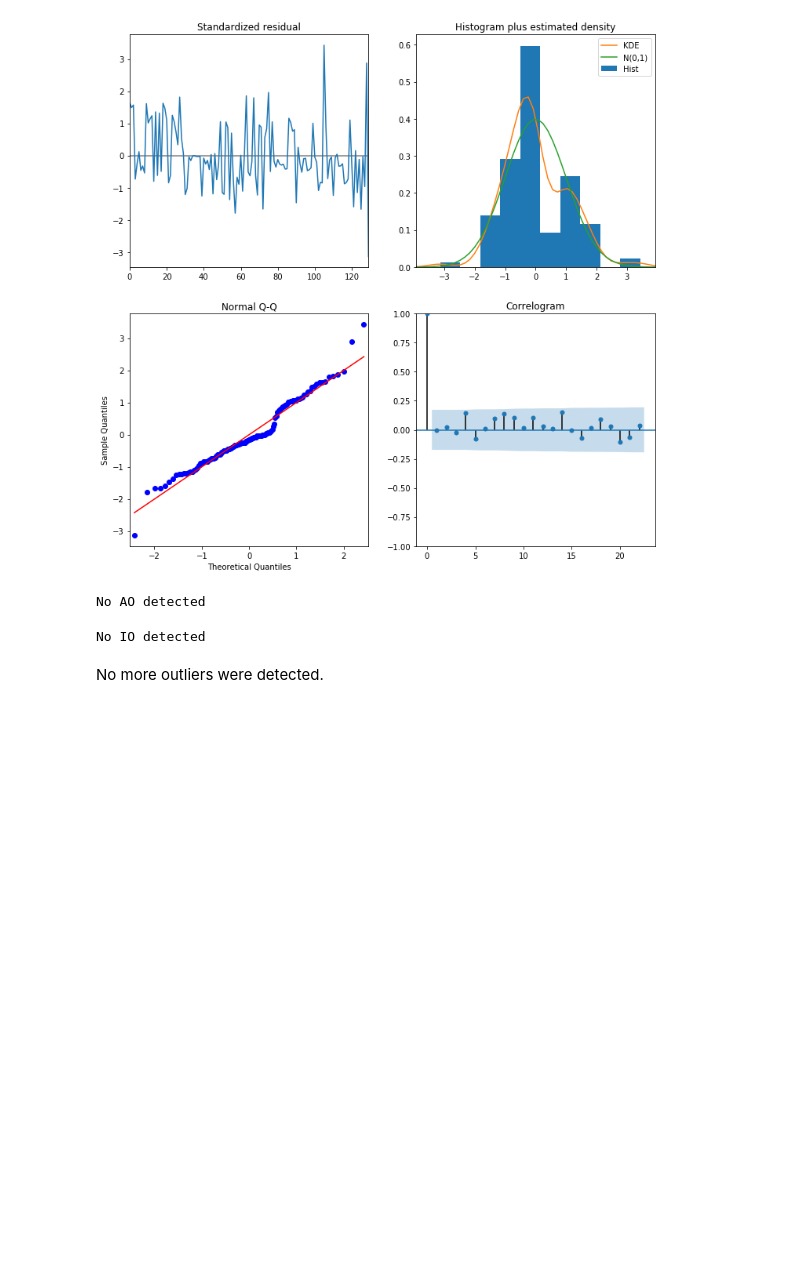
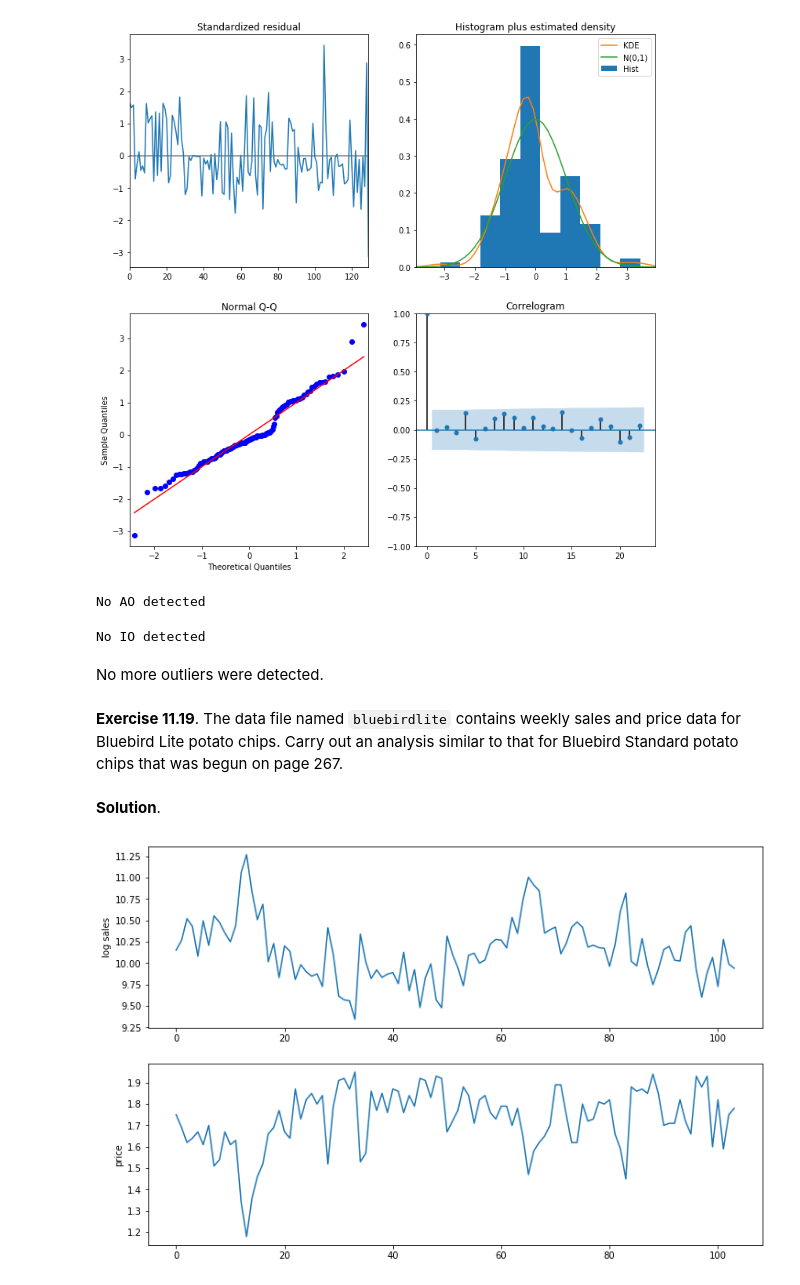
Before and after one commit to telmo-correa/time-series-analysis, a Jupyter notebook: Python/Chapter 11 (Ex 11 - 20) - Time Series Regression Models.ipynb, the cells around one changed output. Drawn from its saved outputs; the diff is of its cells as text; code cells hidden in the pictures; blank space fills up the shorter version.

Commit message:
Add bluebirdlite analysis exercise

```diff
--- a/Python/Chapter 11 (Ex 11 - 20) - Time Series Regression Models.ipynb
+++ b/Python/Chapter 11 (Ex 11 - 20) - Time Series Regression Models.ipynb
@@ -604,3 +604,24 @@ else:
 No IO detected
 # %% [markdown]
 No more outliers were detected.
+# %% [markdown]
+**Exercise 11.19**.  The data file named `bluebirdlite` contains weekly sales and price data for Bluebird Lite potato chips.  Carry out an analysis similar to that for Bluebird Standard potato chips that was begun on page 267.
+# %% [markdown]
+**Solution**.
+# %%
+data = pd.read_csv('../data/bluebirdlite.dat', sep=' ')
+data = data.rename(columns={'log.sales': 'log_sales'})  # Rename to avoid weirdness with statsmodels OLS formula
+# %%
+plt.figure(figsize=(12, 8))
+
+ax = plt.subplot(2, 1, 1)
+ax.plot(data['log_sales'])
+ax.set_ylabel('log sales')
+
+ax = plt.subplot(2, 1, 2)
+ax.plot(data['price'])
+ax.set_ylabel('price')
+
+plt.show()
+# %% [output]
+[figure, added]
```
Also changed, not shown: parts of 29 cells of this notebook, 4 other files.
